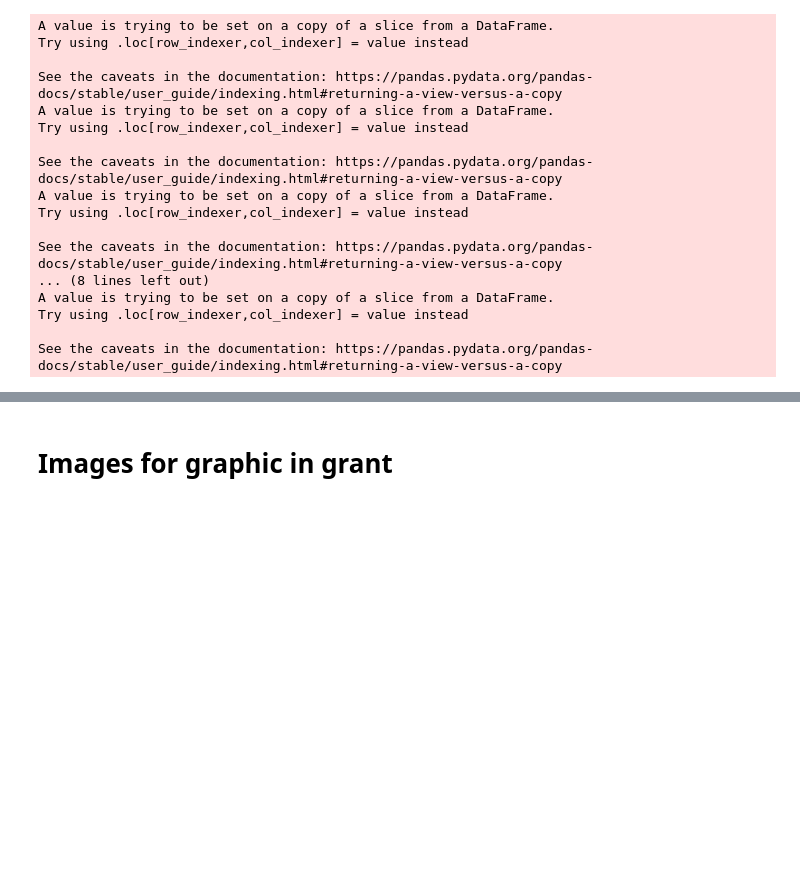
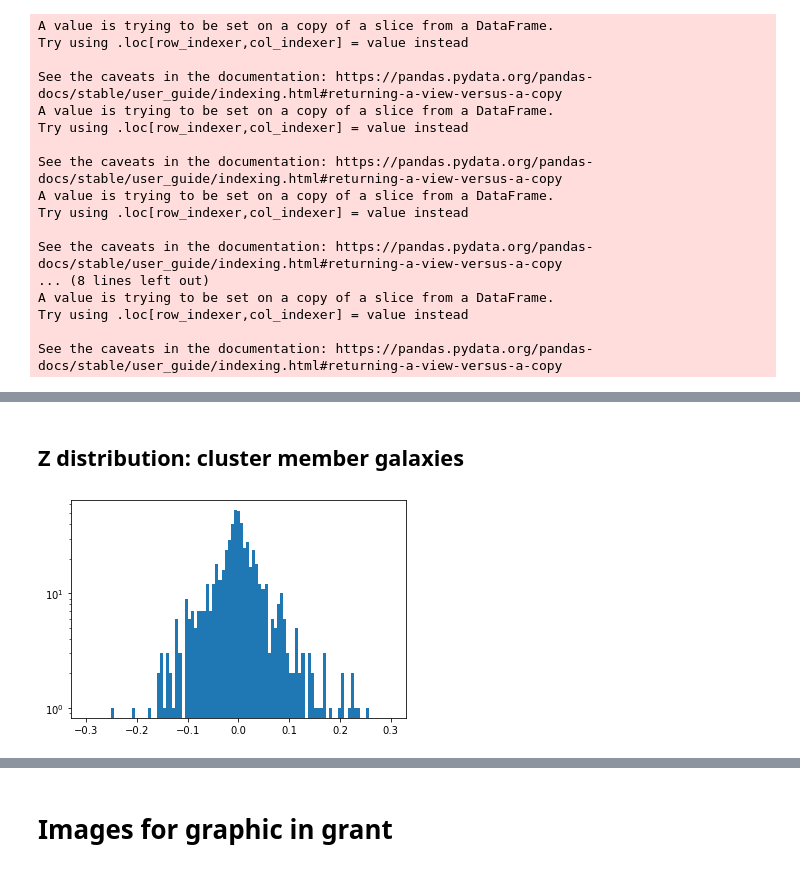
Before and after one commit to mjyb16/DESI_clusters_dumping_ground, a Jupyter notebook: DESI_Looped.ipynb, the cells around one changed output, grey strips where cells are left out. Saved outputs shown, nothing was run; the diff lists cells and outputs as text; code cells hidden in the pictures; blank space fills up the shorter version.

```diff
--- a/DESI_Looped.ipynb
+++ b/DESI_Looped.ipynb
@@ -545,0 +378,8 @@ plt.show()
+# %% [markdown]
+## Z distribution: cluster member galaxies
+# %%
+diff = cluster_centrals_3D.z_phot_median-cluster_centrals_3D.mean_z_cluster
+plt.hist(diff[diff != 0], bins = np.linspace(-0.3, 0.3, 100), log = True)
+plt.show()
+# %% [output]
+[figure, added]
```
Also changed, not shown: parts of 40 cells of this notebook, 32 other files.
